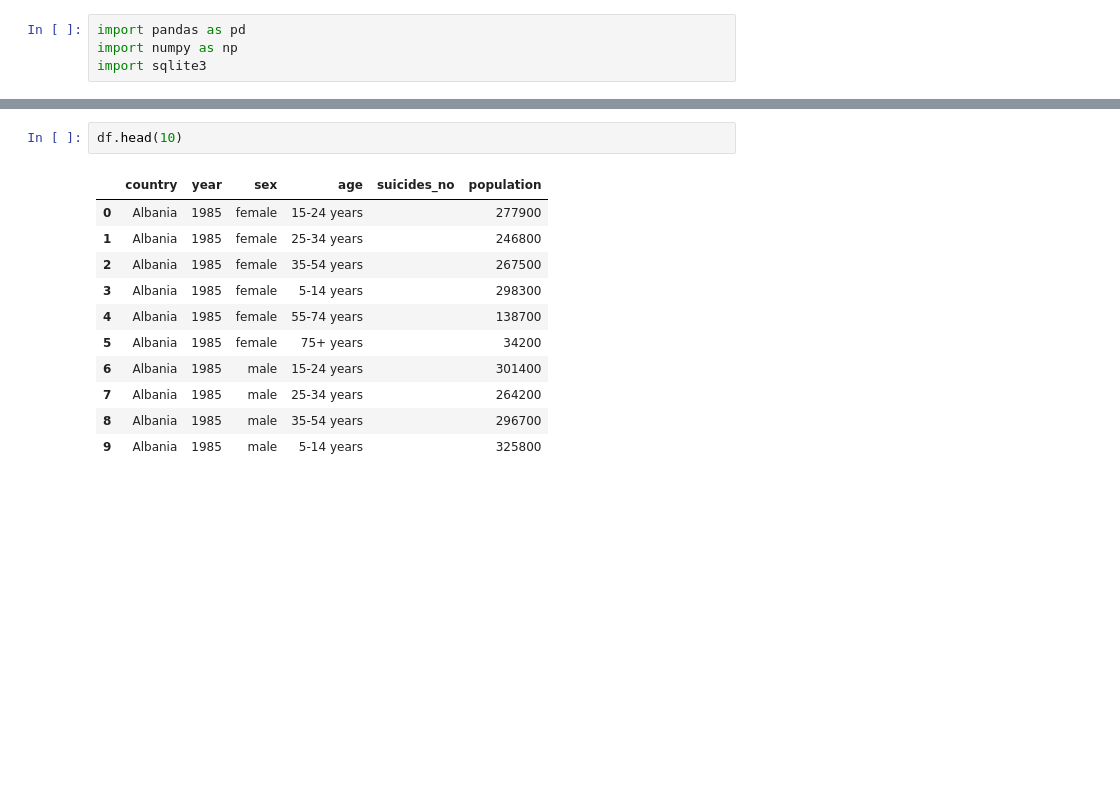
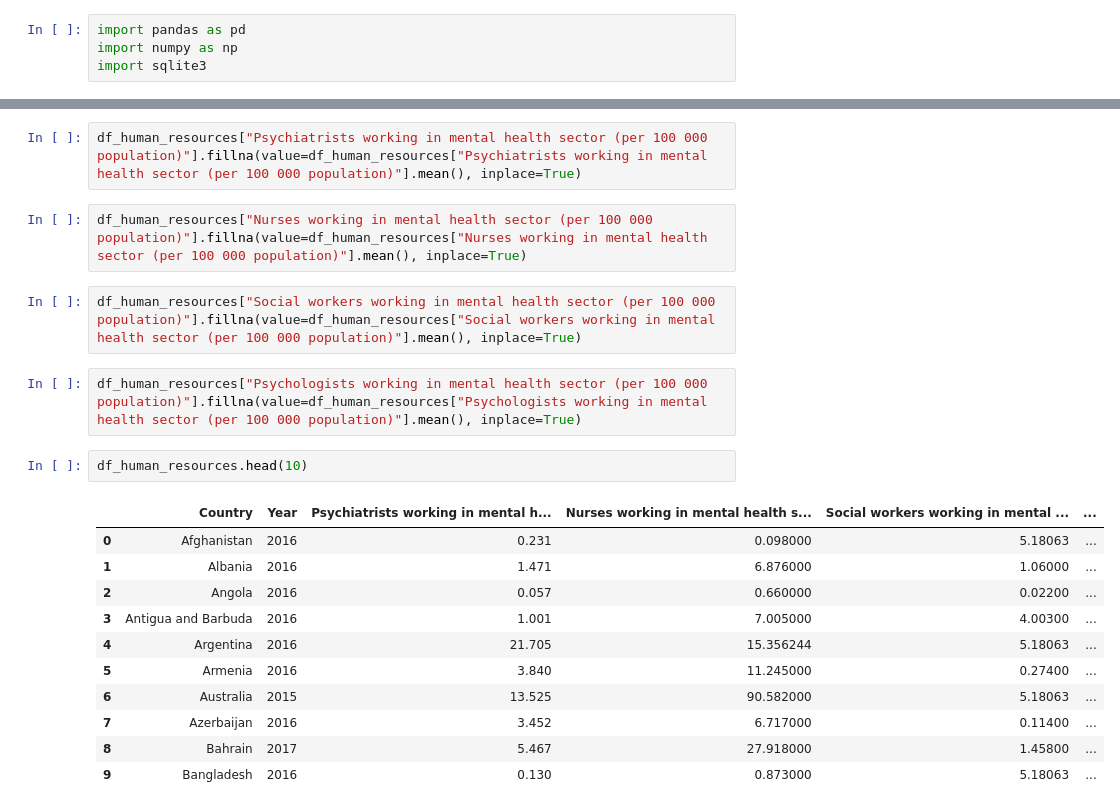
Before and after one commit to Dr-Salcedo/world_health_organization_mental_health_resource_study, a Jupyter notebook: notebooks/ps_world_health_organization_mental_health_resource_study.ipynb, the cells around one changed output, grey strips where cells are left out. Drawn from its saved outputs; the diff is of its cells as text; blank space fills up the shorter version.

```diff
--- a/notebooks/ps_world_health_organization_mental_health_resource_study.ipynb
+++ b/notebooks/ps_world_health_organization_mental_health_resource_study.ipynb
@@ -54,14 +137,22 @@ df.head(10)
+# %%
+df_human_resources["Psychiatrists working in mental health sector (per 100 000 population)"].fillna(value=df_human_resources["Psychiatrists working in mental health sector (per 100 000 population)"].mean(), inplace=True)
+# %%
+df_human_resources["Nurses working in mental health sector (per 100 000 population)"].fillna(value=df_human_resources["Nurses working in mental health sector (per 100 000 population)"].mean(), inplace=True)
+# %%
+df_human_resources["Social workers working in mental health sector (per 100 000 population)"].fillna(value=df_human_resources["Social workers working in mental health sector (per 100 000 population)"].mean(), inplace=True)
+# %%
+df_human_resources["Psychologists working in mental health sector (per 100 000 population)"].fillna(value=df_human_resources["Psychologists working in mental health sector (per 100 000 population)"].mean(), inplace=True)
 # %%
-df.head(10)
+df_human_resources.head(10)
 # %% [output]
-|  | country | year | sex | age | suicides_no | population |
-| 0 | Albania | 1985 | female | 15-24 years |  | 277900 |
-| 1 | Albania | 1985 | female | 25-34 years |  | 246800 |
-| 2 | Albania | 1985 | female | 35-54 years |  | 267500 |
-| 3 | Albania | 1985 | female | 5-14 years |  | 298300 |
-| 4 | Albania | 1985 | female | 55-74 years |  | 138700 |
-| 5 | Albania | 1985 | female | 75+ years |  | 34200 |
-| 6 | Albania | 1985 | male | 15-24 years |  | 301400 |
-| 7 | Albania | 1985 | male | 25-34 years |  | 264200 |
-| 8 | Albania | 1985 | male | 35-54 years |  | 296700 |
-| 9 | Albania | 1985 | male | 5-14 years |  | 325800 |
+|  | Country | Year | Psychiatrists working in mental h... | Nurses working in mental health s... | Social workers working in mental ... | ... |
+| 0 | Afghanistan | 2016 | 0.231 | 0.098000 | 5.18063 | ... |
+| 1 | Albania | 2016 | 1.471 | 6.876000 | 1.06000 | ... |
+| 2 | Angola | 2016 | 0.057 | 0.660000 | 0.02200 | ... |
+| 3 | Antigua and Barbuda | 2016 | 1.001 | 7.005000 | 4.00300 | ... |
+| 4 | Argentina | 2016 | 21.705 | 15.356244 | 5.18063 | ... |
+| 5 | Armenia | 2016 | 3.840 | 11.245000 | 0.27400 | ... |
+| 6 | Australia | 2015 | 13.525 | 90.582000 | 5.18063 | ... |
+| 7 | Azerbaijan | 2016 | 3.452 | 6.717000 | 0.11400 | ... |
+| 8 | Bahrain | 2017 | 5.467 | 27.918000 | 1.45800 | ... |
+| 9 | Bangladesh | 2016 | 0.130 | 0.873000 | 5.18063 | ... |
```
Also changed, not shown: parts of 50 cells of this notebook.
